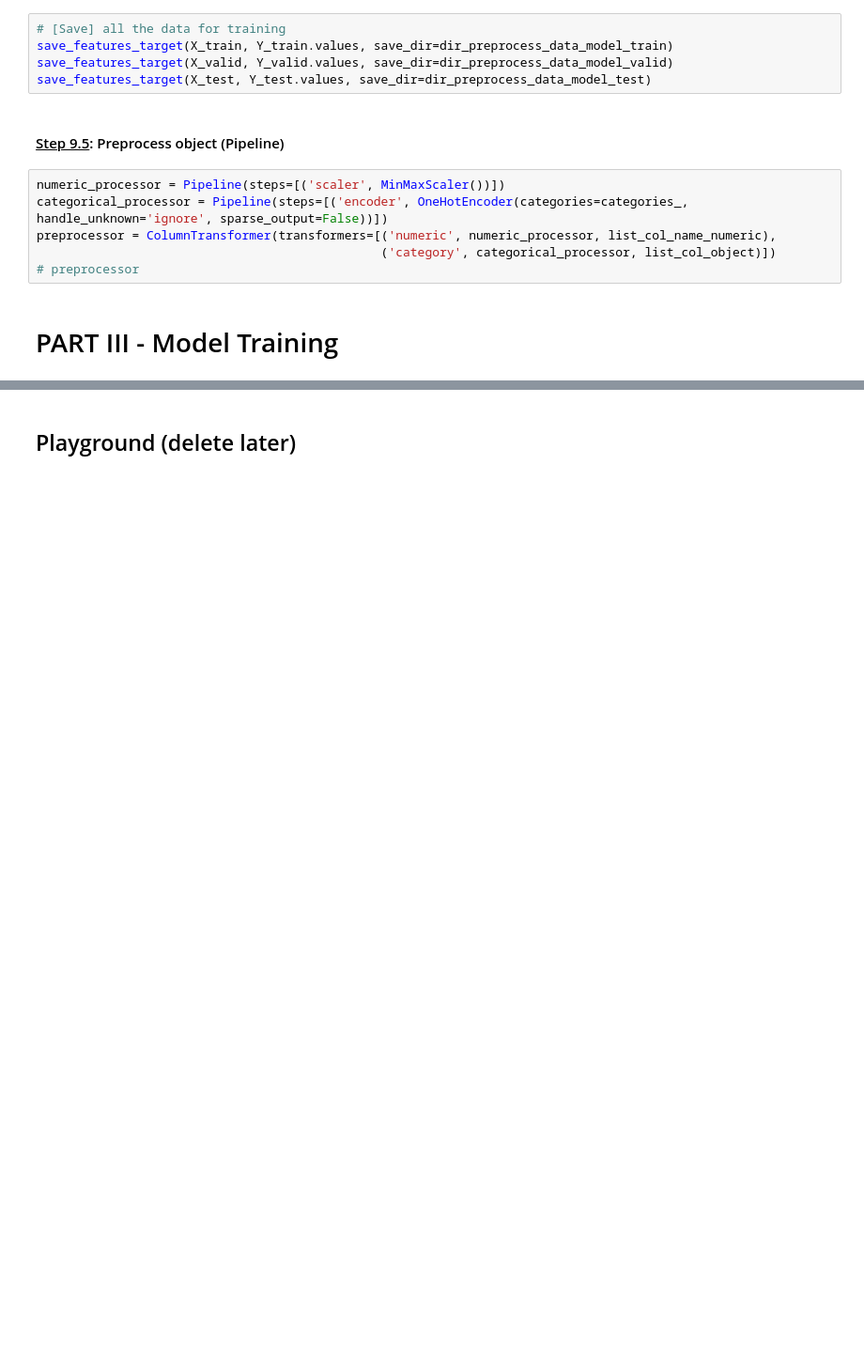
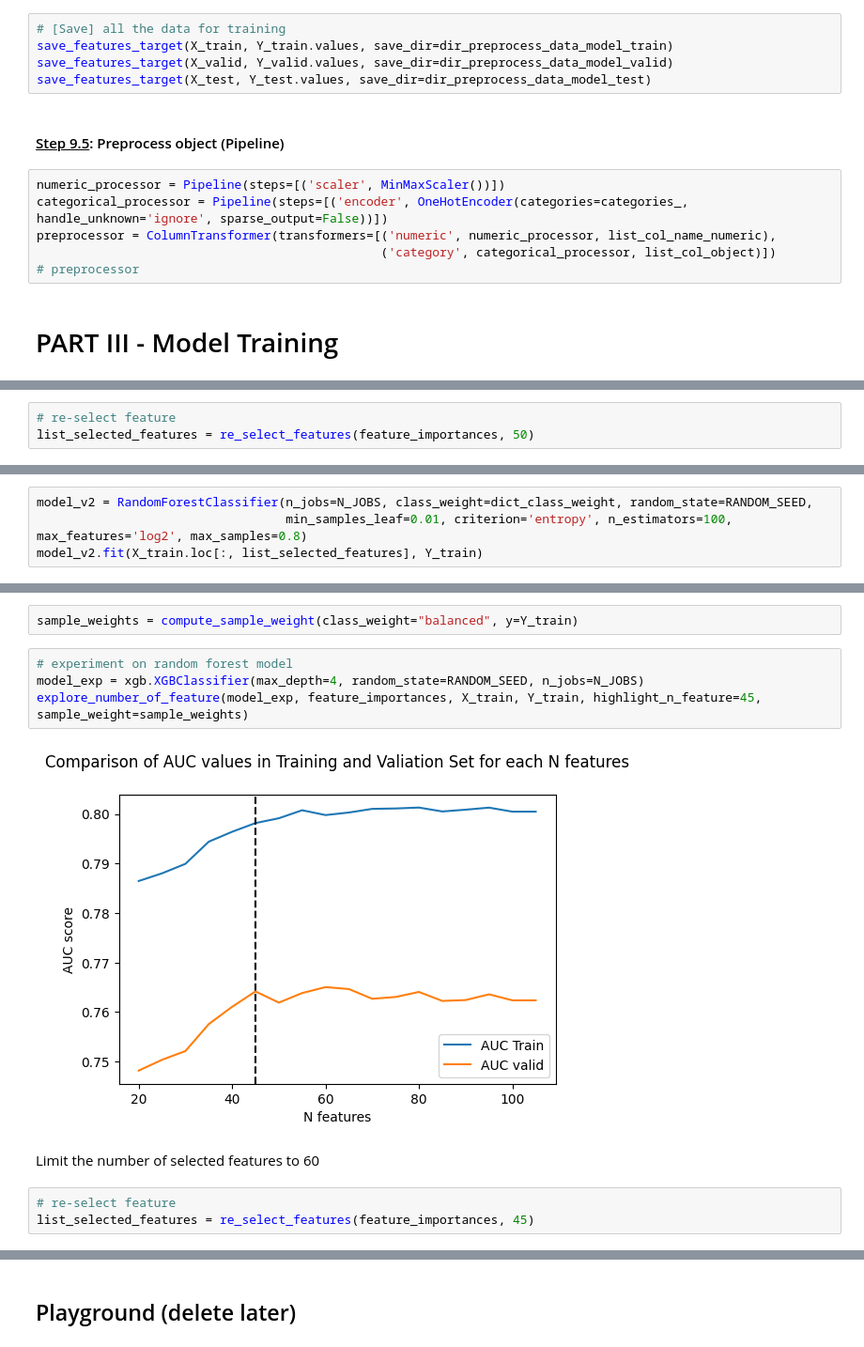
Before and after one commit to KunutBoon/interview-assignment, a Jupyter notebook: notebook/credit_default_risk.ipynb, the cells around one changed output, grey strips where cells are left out. Shown at 94% size. Drawn from its saved outputs; the diff is of its cells as text; blank space fills up the shorter version.

```diff
--- a/notebook/credit_default_risk.ipynb
+++ b/notebook/credit_default_risk.ipynb
@@ -1663,0 +2030,3 @@ preprocessor = ColumnTransformer(transformers=[('numeric', numeric_processor, li
+# %%
+# re-select feature
+list_selected_features = re_select_features(feature_importances, 50)
@@ -1663,0 +2069,4 @@ preprocessor = ColumnTransformer(transformers=[('numeric', numeric_processor, li
+# %%
+model_v2 = RandomForestClassifier(n_jobs=N_JOBS, class_weight=dict_class_weight, random_state=RANDOM_SEED,
+                                  min_samples_leaf=0.01, criterion='entropy', n_estimators=100, max_features='log2', max_samples=0.8)
+model_v2.fit(X_train.loc[:, list_selected_features], Y_train)
@@ -1663,0 +2127,13 @@ preprocessor = ColumnTransformer(transformers=[('numeric', numeric_processor, li
+# %%
+sample_weights = compute_sample_weight(class_weight="balanced", y=Y_train)
+# %%
+# experiment on random forest model
+model_exp = xgb.XGBClassifier(max_depth=4, random_state=RANDOM_SEED, n_jobs=N_JOBS)
+explore_number_of_feature(model_exp, feature_importances, X_train, Y_train, highlight_n_feature=45, sample_weight=sample_weights)
+# %% [output]
+[figure, added]
+# %% [markdown]
+Limit the number of selected features to 60
+# %%
+# re-select feature
+list_selected_features = re_select_features(feature_importances, 45)
```
Also changed, not shown: parts of 56 cells of this notebook, 1 other file.
